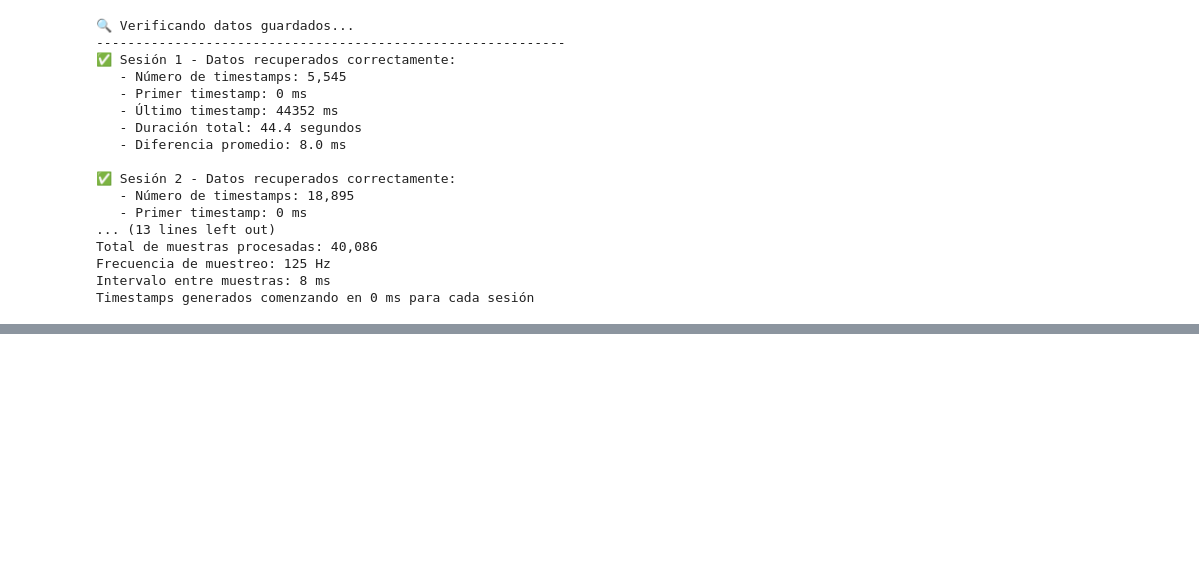
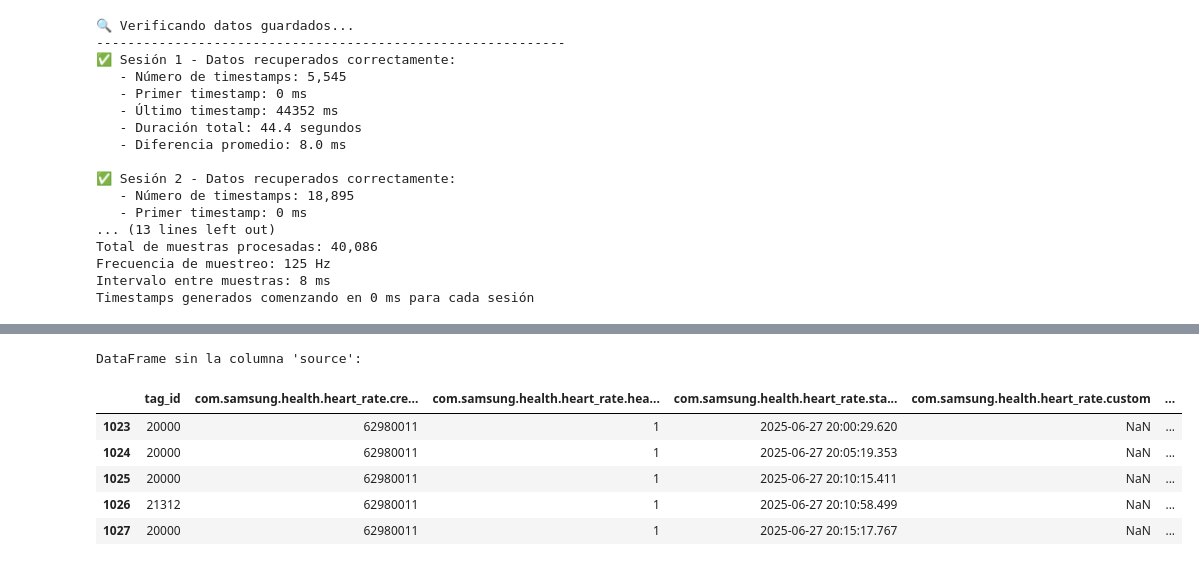
Before and after one commit to EloySerrudo/EMDR-Project, a Jupyter notebook: src/tools/data.ipynb, the cells around one changed output, grey strips where cells are left out. Saved outputs shown, nothing was run; the diff lists cells and outputs as text; code cells hidden in the pictures; blank space fills up the shorter version.

```diff
--- a/src/tools/data.ipynb
+++ b/src/tools/data.ipynb
@@ -328,0 +331,16 @@ Timestamps generados comenzando en 0 ms para cada sesión
+# %%
+# Leer el CSV con el problema de desplazamiento de columnas
+path = r'C:\Users\Eloy\Documents\PythonProjects\EMDR-Project\src\com.samsung.shealth.tracker.heart_rate.20250627162304.csv'
+
+# Primero, leer solo las columnas (línea 2)
+with open(path, 'r', encoding='utf-8') as file:
+    lines = file.readlines()
+    header_line = lines[1].strip()  # Línea 2 (índice 1) tiene los nombres de columnas
+    data_lines = lines[2:]  # Línea 3 en adelante son los datos
+
+# Dividir los nombres de columnas
+column_names = header_line.split(',')
+# column_names.pop(0)  # Eliminar la primera columna vacía
+print("Nombres de columnas encontrados:")
+for i, col in enumerate(column_names):
+    print(f"{i}: '{col}'")
@@ -328,0 +365,23 @@ Timestamps generados comenzando en 0 ms para cada sesión
+# %%
+# Opción 2: Usar usecols para especificar qué columnas leer (excluyendo la primera)
+heart_rate_df = pd.read_csv(
+    path,
+    skiprows=2,  # Saltar las primeras 2 líneas
+    header=None,  # No usar header automático
+    usecols=range(1, len(column_names))  # Leer desde la columna 1 en adelante
+)
+
+# Los nombres de columnas también deben ajustarse
+column_names_clean = column_names[1:]  # Quitar el primer nombre 'source'
+heart_rate_df.columns = column_names_clean
+
+print("\nDataFrame sin la columna 'source':")
+heart_rate_df.tail()
+# %% [output]
+DataFrame sin la columna 'source':
+|  | tag_id | com.samsung.health.heart_rate.cre... | com.samsung.health.heart_rate.hea... | com.samsung.health.heart_rate.sta... | com.samsung.health.heart_rate.custom | ... |
+| 1023 | 20000 | 62980011 | 1 | 2025-06-27 20:00:29.620 | NaN | ... |
+| 1024 | 20000 | 62980011 | 1 | 2025-06-27 20:05:19.353 | NaN | ... |
+| 1025 | 20000 | 62980011 | 1 | 2025-06-27 20:10:15.411 | NaN | ... |
+| 1026 | 21312 | 62980011 | 1 | 2025-06-27 20:10:58.499 | NaN | ... |
+| 1027 | 20000 | 62980011 | 1 | 2025-06-27 20:15:17.767 | NaN | ... |
```
Also changed, not shown: parts of 5 cells of this notebook, 5 other files.
